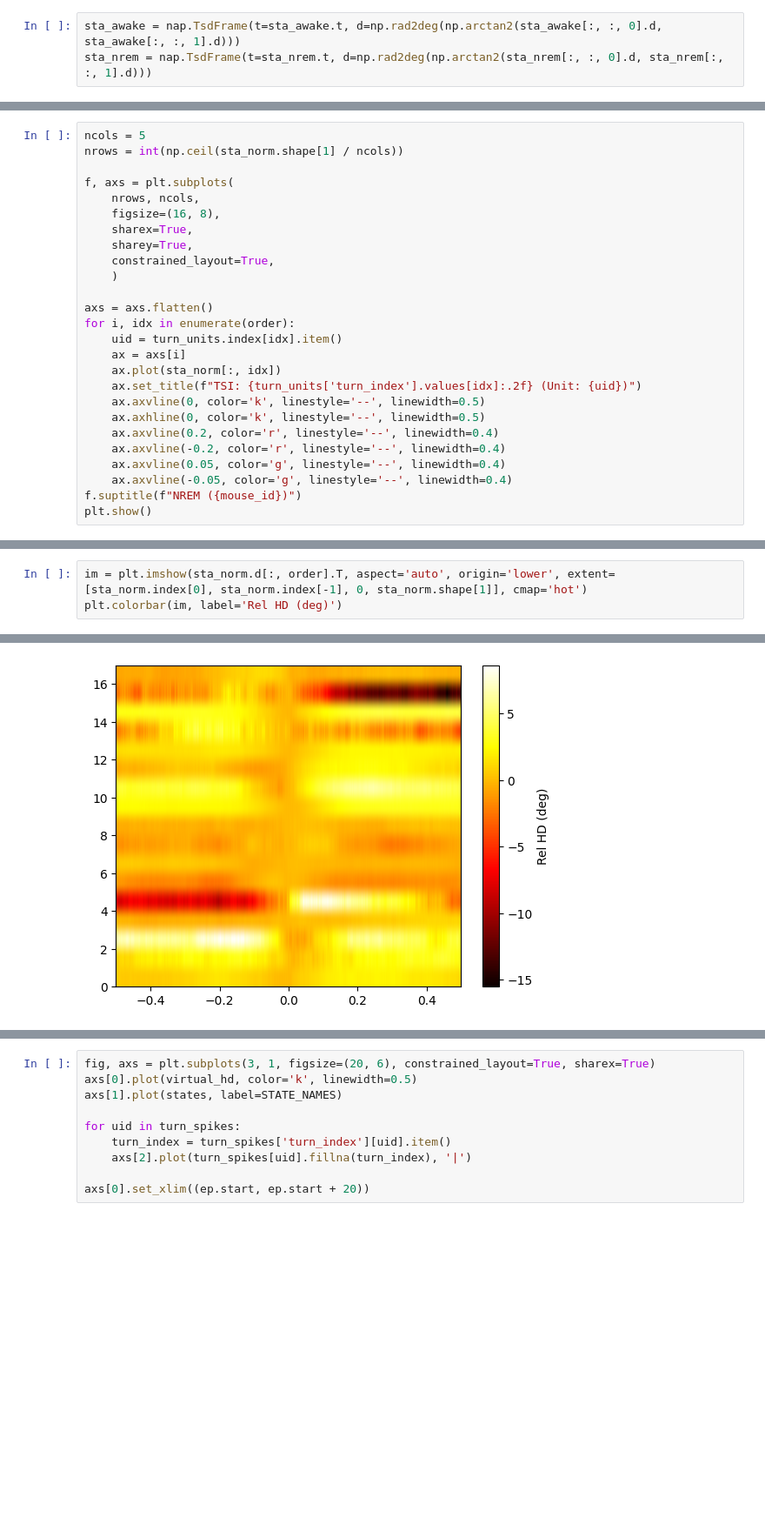
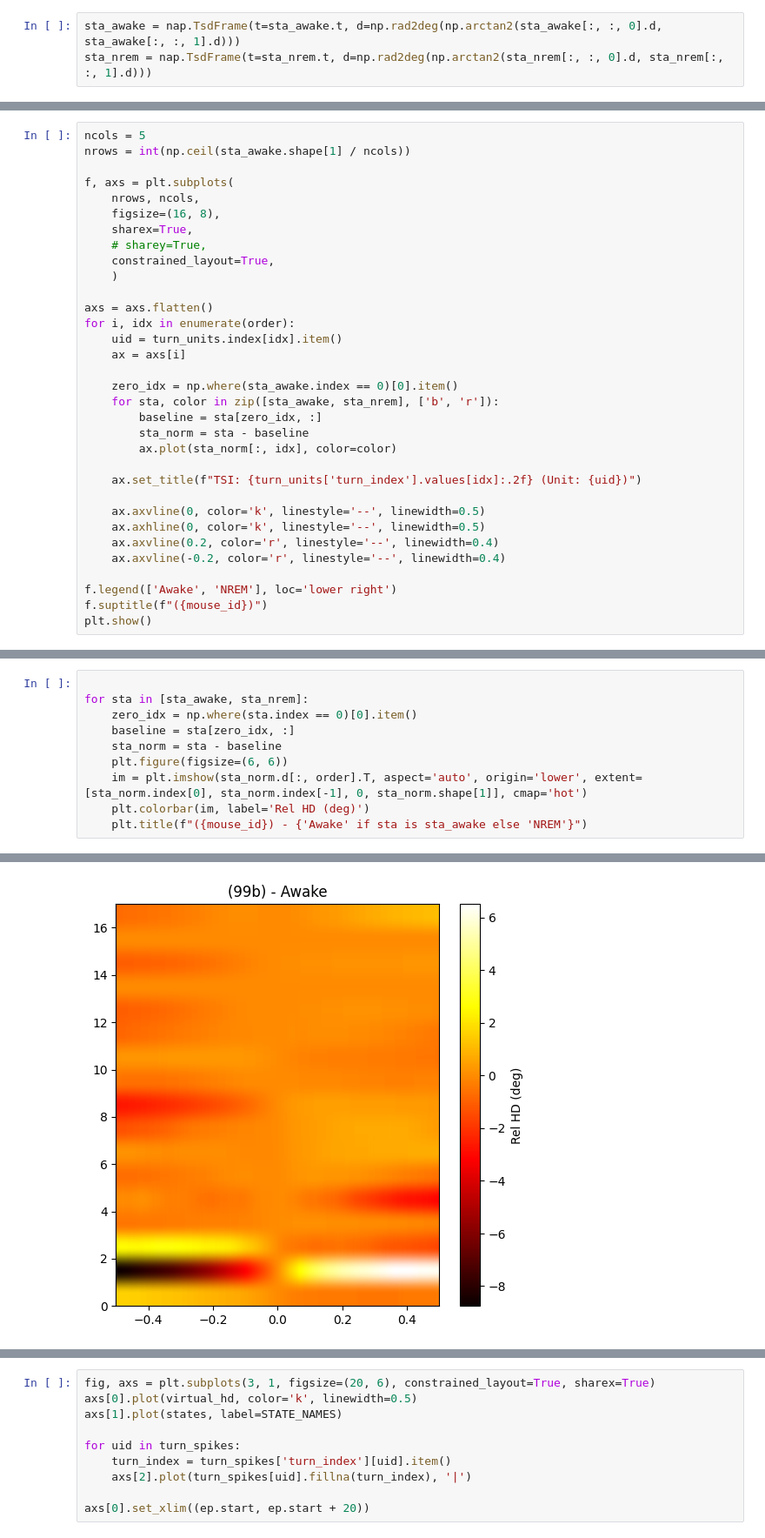
Before and after one commit to Senzai-Lab/nrem_analysis, a Jupyter notebook: notebooks/dual_recordings/sta.ipynb, the cells around one changed output, grey strips where cells are left out. Shown at 87% size. Saved outputs shown, nothing was run; the diff lists cells and outputs as text; blank space fills up the shorter version.

Commit message:
plotting

```diff
--- a/notebooks/dual_recordings/sta.ipynb
+++ b/notebooks/dual_recordings/sta.ipynb
@@ -44,12 +43,12 @@ sta_norm = sta - baseline
 # %%
 ncols = 5
-nrows = int(np.ceil(sta_norm.shape[1] / ncols))
+nrows = int(np.ceil(sta_awake.shape[1] / ncols))
 
 f, axs = plt.subplots(
     nrows, ncols,
     figsize=(16, 8),
     sharex=True,
-    sharey=True,
+    # sharey=True,
     constrained_layout=True,
     )
 
@@ -57,14 +56,21 @@ axs = axs.flatten()
 for i, idx in enumerate(order):
     uid = turn_units.index[idx].item()
     ax = axs[i]
-    ax.plot(sta_norm[:, idx])
+
+    zero_idx = np.where(sta_awake.index == 0)[0].item()
+    for sta, color in zip([sta_awake, sta_nrem], ['b', 'r']):
+        baseline = sta[zero_idx, :]
+        sta_norm = sta - baseline
+        ax.plot(sta_norm[:, idx], color=color)
+
     ax.set_title(f"TSI: {turn_units['turn_index'].values[idx]:.2f} (Unit: {uid})")
+
     ax.axvline(0, color='k', linestyle='--', linewidth=0.5)
     ax.axhline(0, color='k', linestyle='--', linewidth=0.5)
     ax.axvline(0.2, color='r', linestyle='--', linewidth=0.4)
     ax.axvline(-0.2, color='r', linestyle='--', linewidth=0.4)
-    ax.axvline(0.05, color='g', linestyle='--', linewidth=0.4)
-    ax.axvline(-0.05, color='g', linestyle='--', linewidth=0.4)
-f.suptitle(f"NREM ({mouse_id})")
+
+f.legend(['Awake', 'NREM'], loc='lower right')
+f.suptitle(f"({mouse_id})")
 plt.show()
 # %% [output]
@@ -72,4 +78,11 @@ plt.show()
 # %%
-im = plt.imshow(sta_norm.d[:, order].T, aspect='auto', origin='lower', extent=[sta_norm.index[0], sta_norm.index[-1], 0, sta_norm.shape[1]], cmap='hot')
-plt.colorbar(im, label='Rel HD (deg)')
+
+for sta in [sta_awake, sta_nrem]:
+    zero_idx = np.where(sta.index == 0)[0].item()
+    baseline = sta[zero_idx, :]
+    sta_norm = sta - baseline
+    plt.figure(figsize=(6, 6))
+    im = plt.imshow(sta_norm.d[:, order].T, aspect='auto', origin='lower', extent=[sta_norm.index[0], sta_norm.index[-1], 0, sta_norm.shape[1]], cmap='hot')
+    plt.colorbar(im, label='Rel HD (deg)')
+    plt.title(f"({mouse_id}) - {'Awake' if sta is sta_awake else 'NREM'}")
 # %% [output]
@@ -77 +89 @@ plt.colorbar(im, label='Rel HD (deg)')
-[figure, old version]
+[figure, new version]
```
Also changed, not shown: parts of 4 cells of this notebook, 1 other file.
